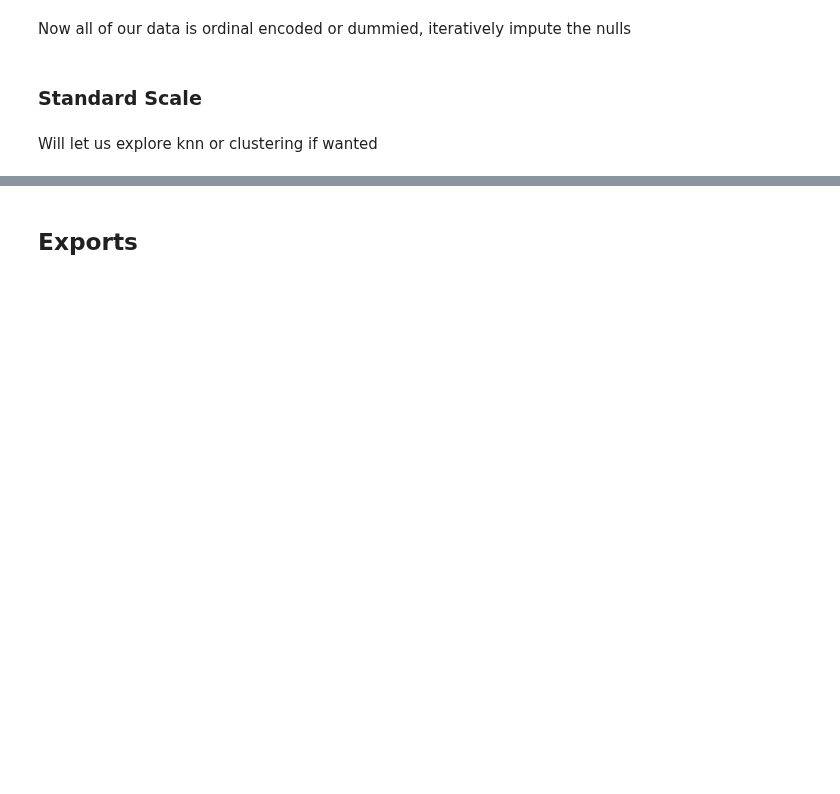
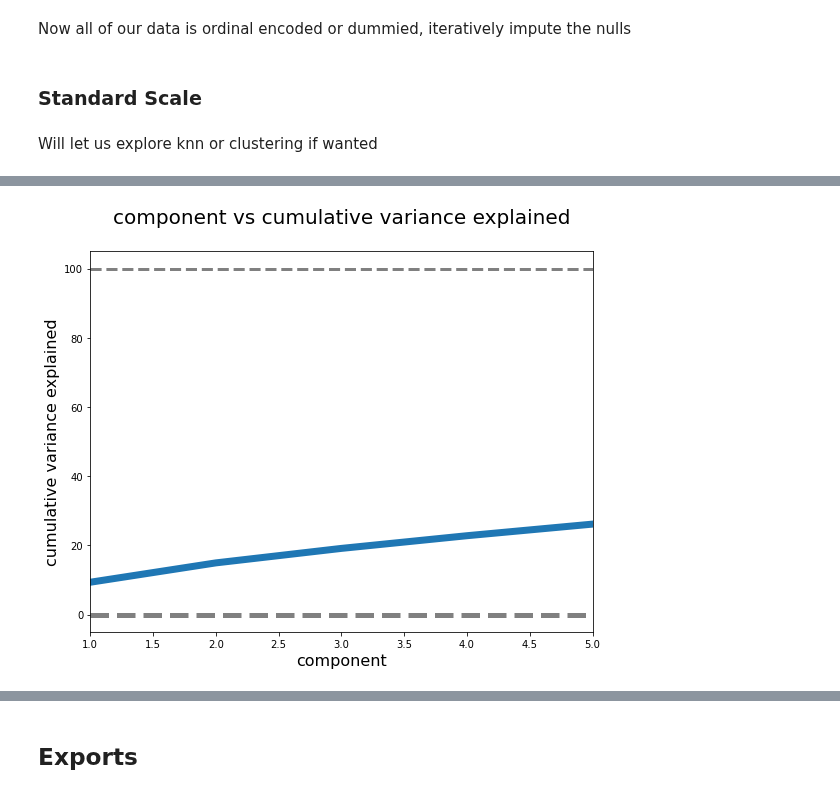
Before and after one commit to sabaiitj/Climate-Change-Survey, a Jupyter notebook: code/02_Preprocessing.ipynb, the cells around one changed output, grey strips where cells are left out. Drawn from its saved outputs; the diff is of its cells as text; code cells hidden in the pictures; blank space fills up the shorter version.

```diff
--- a/code/02_Preprocessing.ipynb
+++ b/code/02_Preprocessing.ipynb
@@ -211,0 +236,15 @@ Index(['cause_recoded_ord', 'sci_consensus_ord', 'harm_personally_ord',
+# %%
+cum_var_exp = np.cumsum(pca.explained_variance_ratio_) * 100
+plt.figure(figsize=(9,7))
+component_number = range(1, 6)
+plt.plot(component_number, cum_var_exp, lw=7)
+plt.axhline(y=0, linewidth=5, color='grey', ls='dashed')
+plt.axhline(y=100, linewidth=3, color='grey', ls='dashed')
+ax = plt.gca()
+ax.set_xlim([1,5])
+ax.set_ylim([-5,105])
+ax.set_ylabel('cumulative variance explained', fontsize=16)
+ax.set_xlabel('component', fontsize=16)
+ax.set_title('component vs cumulative variance explained\n', fontsize=20);
+# %% [output]
+[figure, added]
```
Also changed, not shown: parts of 27 cells of this notebook, 6 other files.
